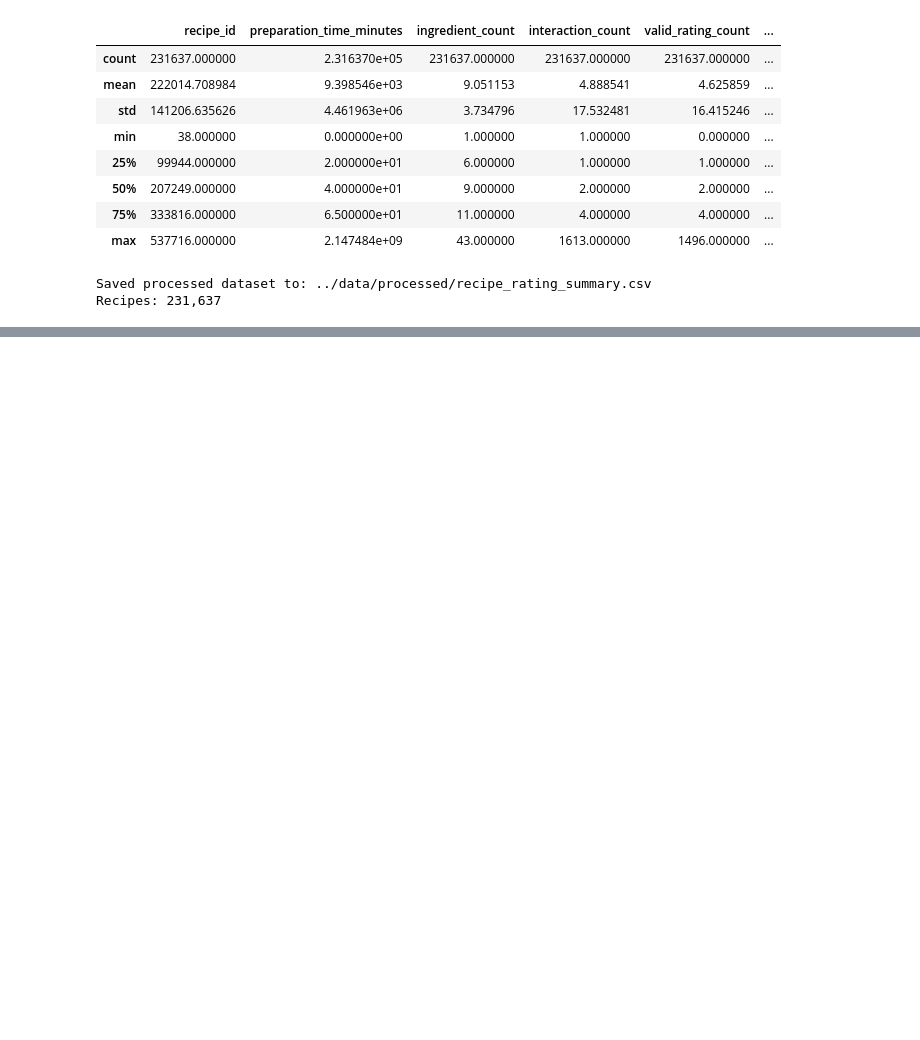
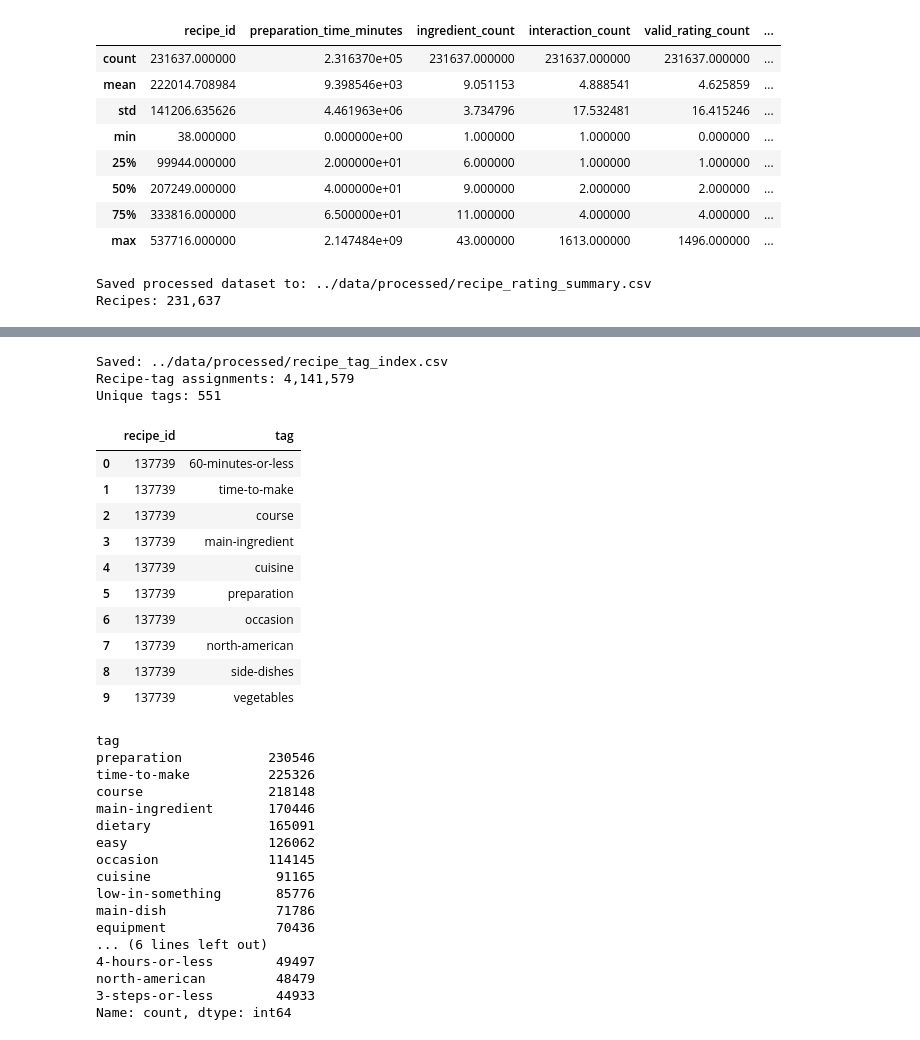
Before and after one commit to erfanesm80/rate-my-recipe, a Jupyter notebook: notebooks/data_exploration.ipynb, the cells around one changed output, grey strips where cells are left out. Saved outputs shown, nothing was run; the diff lists cells and outputs as text; code cells hidden in the pictures; blank space fills up the shorter version.

Commit message:
feat(data): export processed recipe categories

```diff
--- a/notebooks/data_exploration.ipynb
+++ b/notebooks/data_exploration.ipynb
@@ -420,0 +429,56 @@ Recipes: 231,637
+# %%
+recipe_tag_index = recipe_data_preparer.build_recipe_tag_index()
+
+assert not recipe_tag_index.duplicated().any()
+
+assert recipe_tag_index["recipe_id"].isin(
+    recipes["id"]
+).all()
+
+processed_recipe_tags_path = (
+    processed_data_directory / "recipe_tag_index.csv"
+)
+
+recipe_tag_index.to_csv(
+    processed_recipe_tags_path,
+    index=False,
+)
+
+print(f"Saved: {processed_recipe_tags_path}")
+print(f"Recipe-tag assignments: {len(recipe_tag_index):,}")
+print(f"Unique tags: {recipe_tag_index['tag'].nunique():,}")
+
+display(recipe_tag_index.head(10))
+display(recipe_tag_index["tag"].value_counts().head(20))
+# %% [output]
+Saved: ../data/processed/recipe_tag_index.csv
+Recipe-tag assignments: 4,141,579
+Unique tags: 551
+|  | recipe_id | tag |
+| 0 | 137739 | 60-minutes-or-less |
+| 1 | 137739 | time-to-make |
+| 2 | 137739 | course |
+| 3 | 137739 | main-ingredient |
+| 4 | 137739 | cuisine |
+| 5 | 137739 | preparation |
+| 6 | 137739 | occasion |
+| 7 | 137739 | north-american |
+| 8 | 137739 | side-dishes |
+| 9 | 137739 | vegetables |
+tag
+preparation           230546
+time-to-make          225326
+course                218148
+main-ingredient       170446
+dietary               165091
+easy                  126062
+occasion              114145
+cuisine                91165
+low-in-something       85776
+main-dish              71786
+equipment              70436
+... (6 lines left out)
+4-hours-or-less        49497
+north-american         48479
+3-steps-or-less        44933
+Name: count, dtype: int64
```
Also changed, not shown: parts of 1 cell of this notebook.
